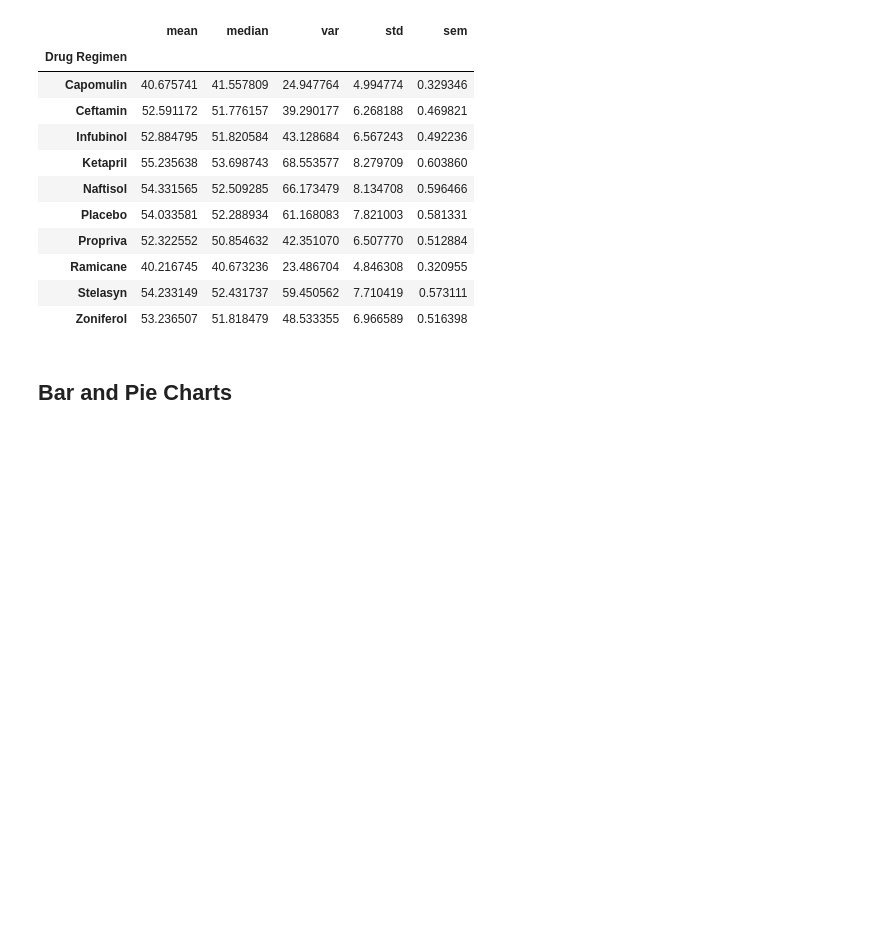
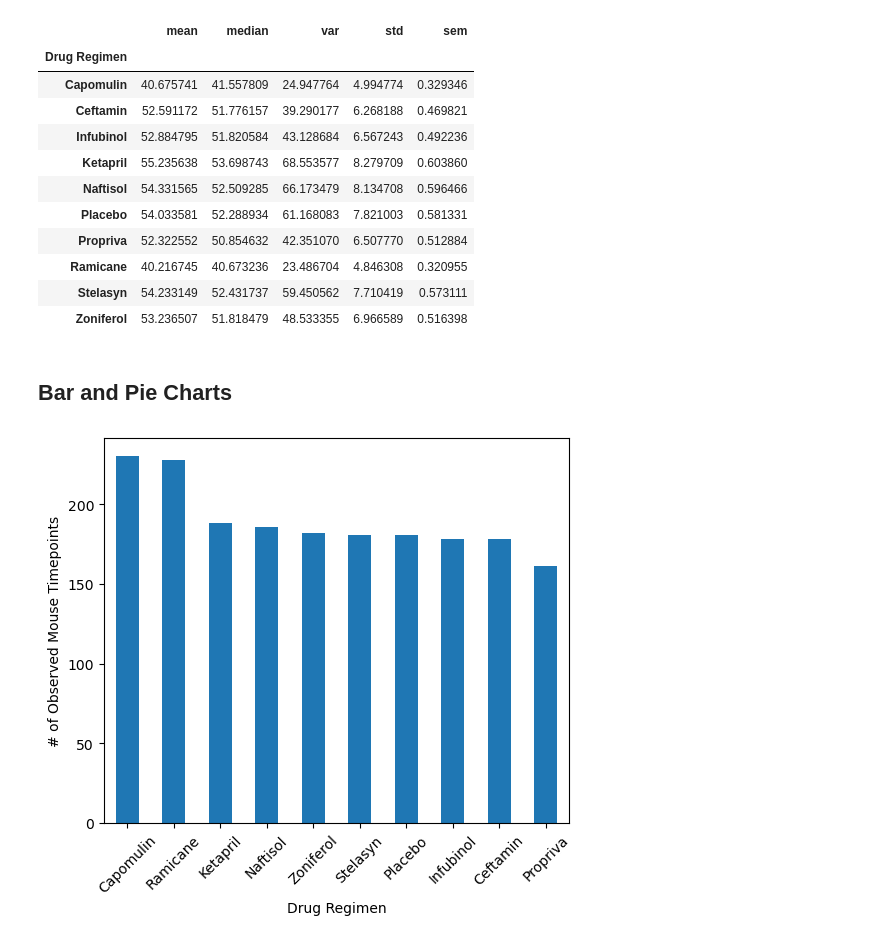
Before and after one commit to yennyrangel/visualization-challenge, a Jupyter notebook: Pymaceuticals/Pymaceuticals_main.ipynb, the cells around one changed output. Saved outputs shown, nothing was run; the diff lists cells and outputs as text; code cells hidden in the pictures; blank space fills up the shorter version.

Commit message:
summary statistics and Bar and Pie Charts were created

```diff
--- a/Pymaceuticals/Pymaceuticals_main.ipynb
+++ b/Pymaceuticals/Pymaceuticals_main.ipynb
@@ -139,0 +138,17 @@ summary_df
+# %%
+# Generate a bar plot showing the total number of rows (Mouse ID/Timepoints) for each drug regimen using Pandas.
+regimen_counts = regimen_drug['Mouse ID'].count()
+custom_order = ['Capomulin', 'Ramicane', 'Ketapril', 'Naftisol', 'Zoniferol', 'Stelasyn', 'Placebo', 'Infubinol', 'Ceftamin', 'Propriva']
+regimen_counts = regimen_counts.reindex(custom_order)
+
+# Create a bar plot using Pandas
+regimen_counts.plot(kind='bar', figsize=(6, 5))
+
+# Set plot title and labels
+
+plt.xlabel("Drug Regimen")
+plt.ylabel("# of Observed Mouse Timepoints")
+plt.xticks(rotation=45)  # Rotate x-axis labels for better visibility
+plt.show()
+# %% [output]
+[figure, added]
```
Also changed, not shown: parts of 7 cells of this notebook.
